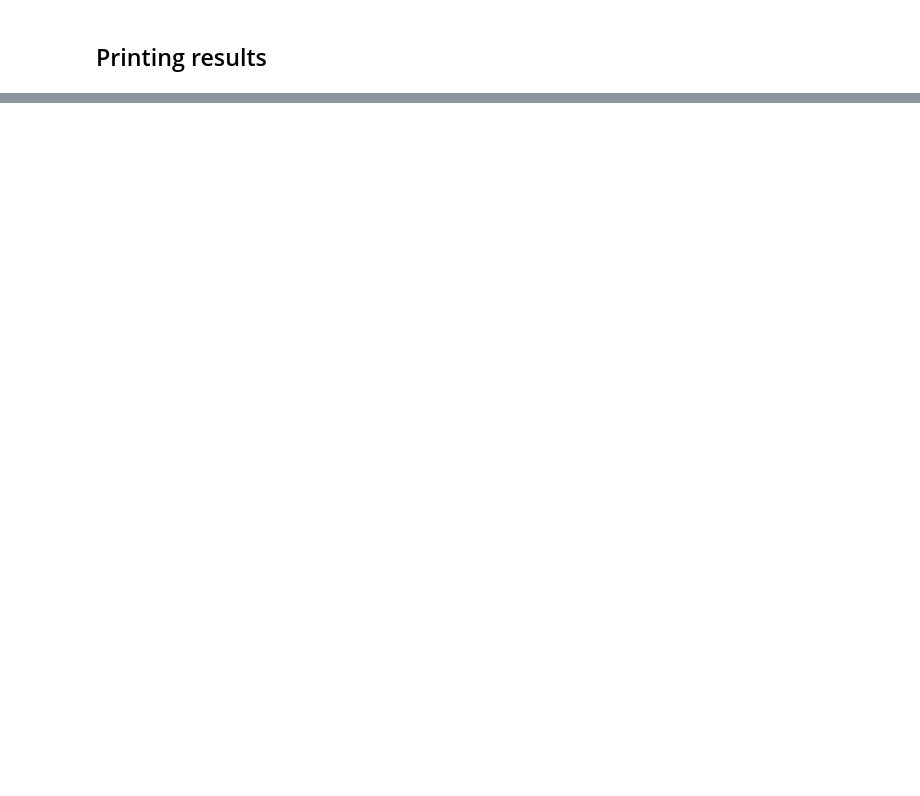
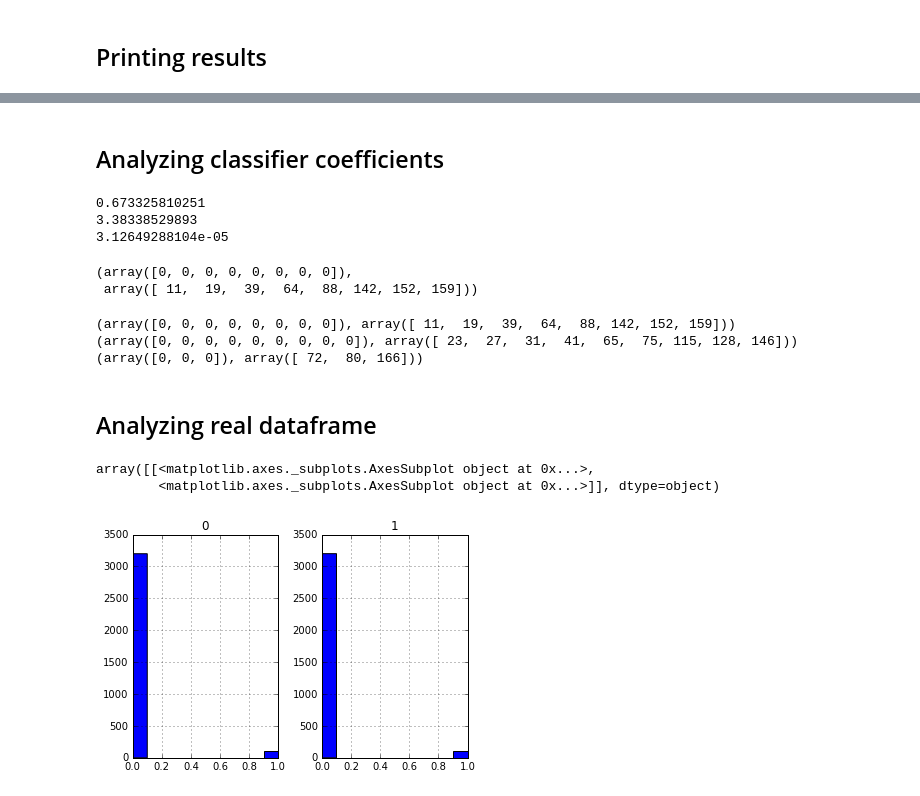
Before and after one commit to etoestja/PCCBio, a Jupyter notebook: code/MLC_PCC.ipynb, the cells around one changed output, grey strips where cells are left out. Drawn from its saved outputs; the diff is of its cells as text; code cells hidden in the pictures; blank space fills up the shorter version.

Commit message:
Add real data experiment v0
git-svn-id: svn://svn.code.sf.net/p/mlalgorithms/code/Group374/Volodin2016ProbabilisticReceptorPrediction@11685 bcded152-e50b-4b38-bcdb-0829fdd364ce

```diff
--- a/code/MLC_PCC.ipynb
+++ b/code/MLC_PCC.ipynb
@@ -25,6 +26,7 @@ reader = csv.reader(open(dataPath + 'features_2.csv', 'r'), delimiter=',')
 data_full = np.array(list(reader))
 reader = csv.reader(open(dataPath + 'all_endpoints_with_missing_values_012615.csv', 'r'), delimiter=',')
 activity_full = np.array(list(reader))
+badValue = 999
 # %%
 # feature names
 feature_names = data_full[0, 1:]
@@ -79,0 +104,9 @@ l = ModelData.l
+# %%
+# Real
+l = 3
+rs = [0,1,9]
+print receptor_names[rs]
+Yc = Y[:, rs]
+ind = np.all(Yc != badValue, axis = 1)
+Xc = np.copy(X[ind])
+Yc = np.copy(Yc[ind])
@@ -230,2 +277,33 @@ S     &   0.78 +- 0.03 &  0.77 +- 0.05 &  0.77 +- 0.05 &  0.62 +- 0.06 \\
 \bottomrule
 \end{tabular}
+# %% [markdown]
+## Analyzing classifier coefficients
+# %%
+print np.mean(np.abs(classifier.C[0].coef_))
+print np.max(np.abs(classifier.C[0].coef_))
+print np.min(np.abs(classifier.C[0].coef_))
+np.where(np.abs(classifier.C[0].coef_) > 2)
+# %% [output]
+0.673325810251
+3.38338529893
+3.12649288104e-05
+(array([0, 0, 0, 0, 0, 0, 0, 0]),
+ array([ 11,  19,  39,  64,  88, 142, 152, 159]))
+# %%
+print np.where(np.abs(classifier.C[0].coef_) > 2)
+print np.where(np.abs(classifier.C[1].coef_) > 2)
+print np.where(np.abs(classifier.C[2].coef_) > 2)
+# %% [output]
+(array([0, 0, 0, 0, 0, 0, 0, 0]), array([ 11,  19,  39,  64,  88, 142, 152, 159]))
+(array([0, 0, 0, 0, 0, 0, 0, 0, 0]), array([ 23,  27,  31,  41,  65,  75, 115, 128, 146]))
+(array([0, 0, 0]), array([ 72,  80, 166]))
+# %% [markdown]
+## Analyzing real dataframe
+# %%
+yy=pandas.DataFrame(Yc)
+# %%
+yy.hist()
+# %% [output]
+array([[<matplotlib.axes._subplots.AxesSubplot object at 0x...>,
+        <matplotlib.axes._subplots.AxesSubplot object at 0x...>]], dtype=object)
+[figure, added]
```
Also changed, not shown: parts of 30 cells of this notebook, 3 other files.
